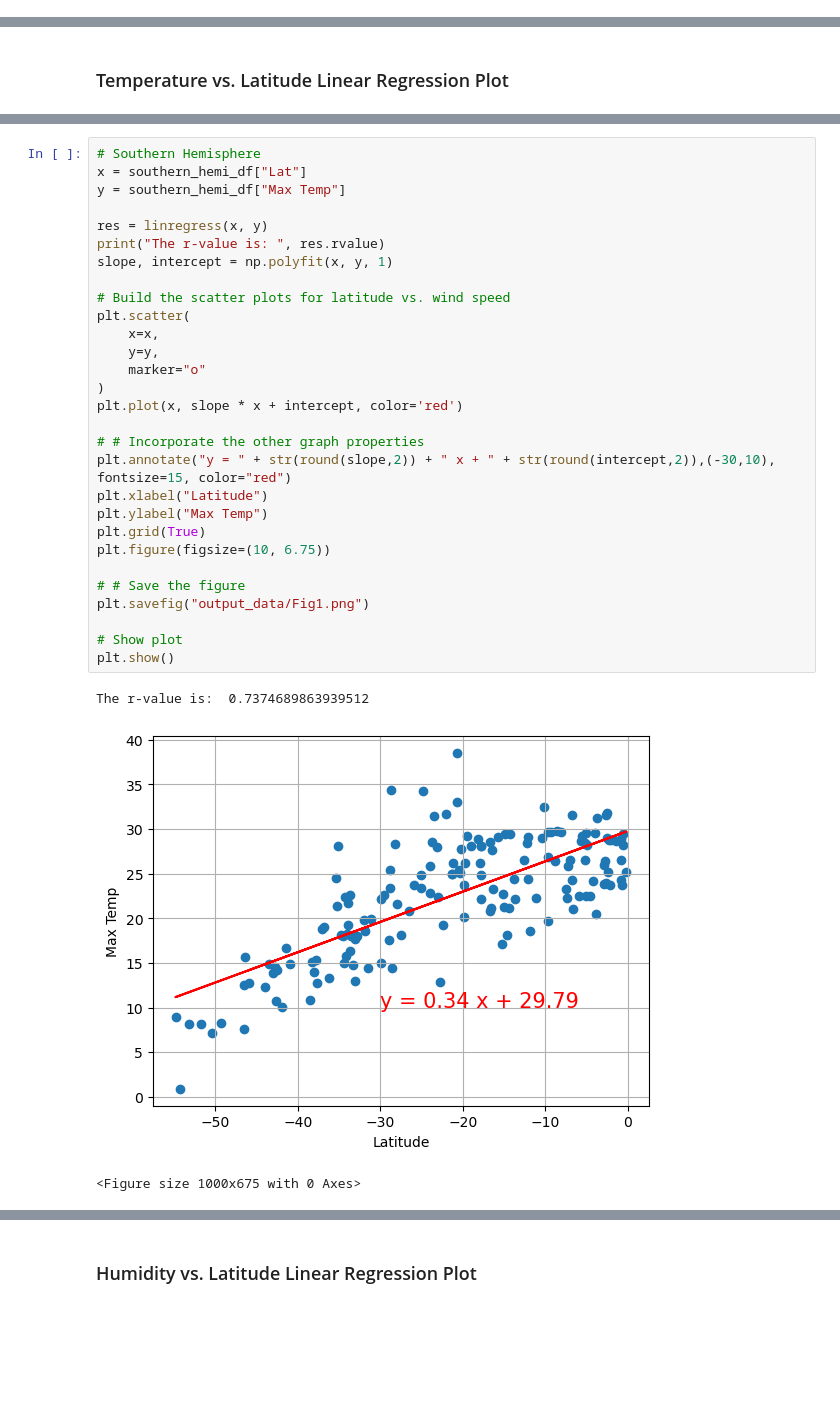
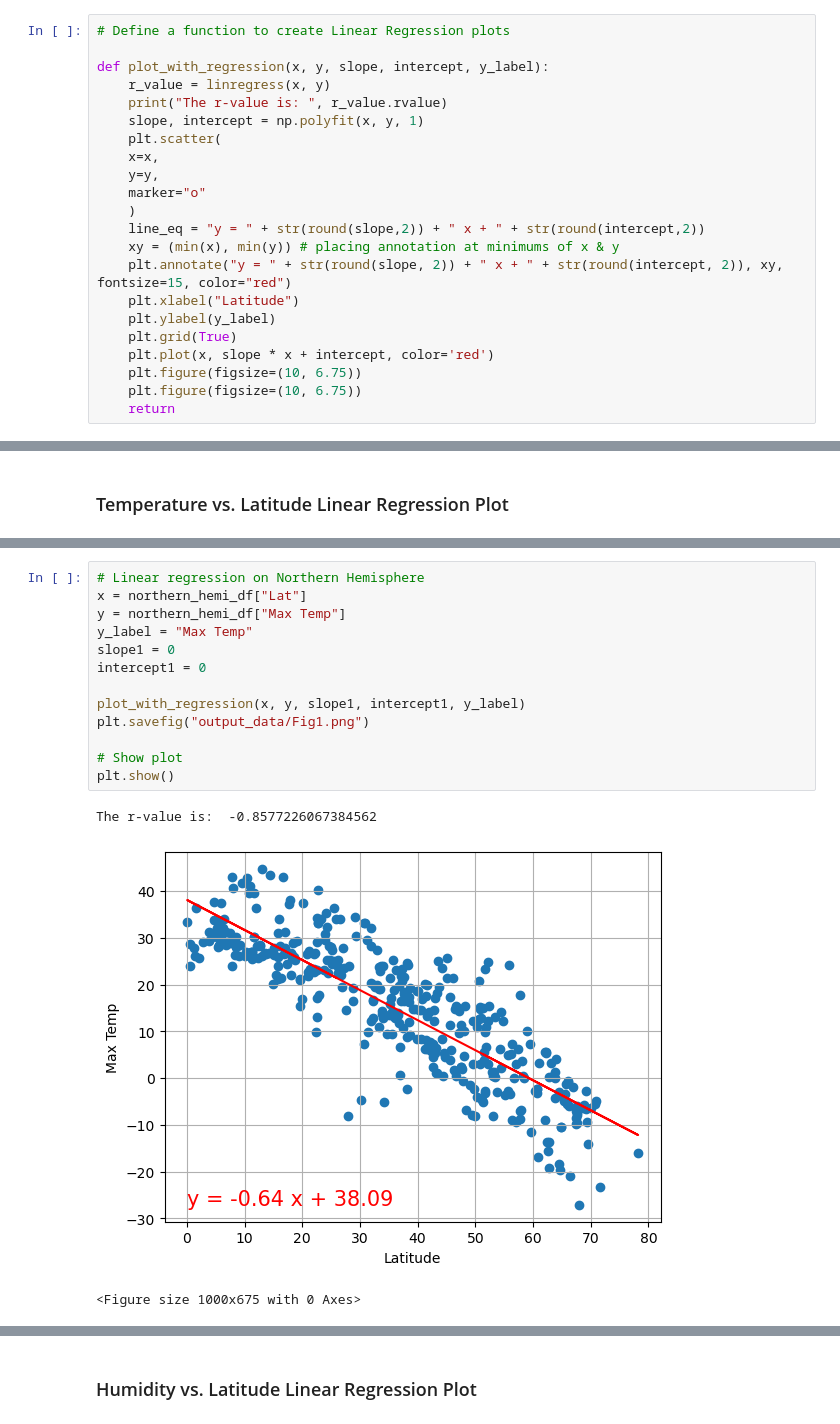
Before and after one commit to jimlhaugen/python-api-challenge-public, a Jupyter notebook: WeatherPy.ipynb, the cells around one changed output, grey strips where cells are left out. Cells and saved outputs as stored; diff of their text form; blank space fills up the shorter version.

```diff
--- a/WeatherPy.ipynb
+++ b/WeatherPy.ipynb
@@ -324,3 +310,25 @@ plt.show()
+# %%
+# Define a function to create Linear Regression plots
+
+def plot_with_regression(x, y, slope, intercept, y_label):
+    r_value = linregress(x, y)
+    print("The r-value is: ", r_value.rvalue)
+    slope, intercept = np.polyfit(x, y, 1)
+    plt.scatter(
+    x=x,
+    y=y,
+    marker="o"
+    )
+    line_eq = "y = " + str(round(slope,2)) + " x + " + str(round(intercept,2))
+    xy = (min(x), min(y)) # placing annotation at minimums of x & y
+    plt.annotate("y = " + str(round(slope, 2)) + " x + " + str(round(intercept, 2)), xy, fontsize=15, color="red")
+    plt.xlabel("Latitude")
+    plt.ylabel(y_label)
+    plt.grid(True)
+    plt.plot(x, slope * x + intercept, color='red')
+    plt.figure(figsize=(10, 6.75))
+    plt.figure(figsize=(10, 6.75))
+    return
 # %%
 # Create a DataFrame with the Northern Hemisphere data (Latitude >= 0)
 northern_hemi_df = city_data_df.loc[city_data_df["Lat"]>=0]
@@ -388,33 +362,17 @@ The r-value is:  -0.9071019501280709
-# %%
-# Southern Hemisphere
-x = southern_hemi_df["Lat"]
-y = southern_hemi_df["Max Temp"]
-
-res = linregress(x, y)
-print("The r-value is: ", res.rvalue)
-slope, intercept = np.polyfit(x, y, 1)
-
-# Build the scatter plots for latitude vs. wind speed
-plt.scatter(
-    x=x,
-    y=y,
-    marker="o"
-)
-plt.plot(x, slope * x + intercept, color='red')
-
-# # Incorporate the other graph properties
-plt.annotate("y = " + str(round(slope,2)) + " x + " + str(round(intercept,2)),(-30,10), fontsize=15, color="red")
-plt.xlabel("Latitude")
-plt.ylabel("Max Temp")
-plt.grid(True)
-plt.figure(figsize=(10, 6.75))
-
-# # Save the figure
-plt.savefig("output_data/Fig1.png")
-
-# Show plot
-plt.show()
-# %% [output]
-The r-value is:  0.7374689863939512
-[figure, removed]
-<Figure size 1000x675 with 0 Axes>
+# %%
+# Linear regression on Northern Hemisphere
+x = northern_hemi_df["Lat"]
+y = northern_hemi_df["Max Temp"]
+y_label = "Max Temp"
+slope1 = 0
+intercept1 = 0
+
+plot_with_regression(x, y, slope1, intercept1, y_label)
+plt.savefig("output_data/Fig1.png")
+
+# Show plot
+plt.show()
+# %% [output]
+The r-value is:  -0.8577226067384562
+[figure, added]
+<Figure size 1000x675 with 0 Axes>
```
Also changed, not shown: parts of 32 cells of this notebook, 2 other files.
